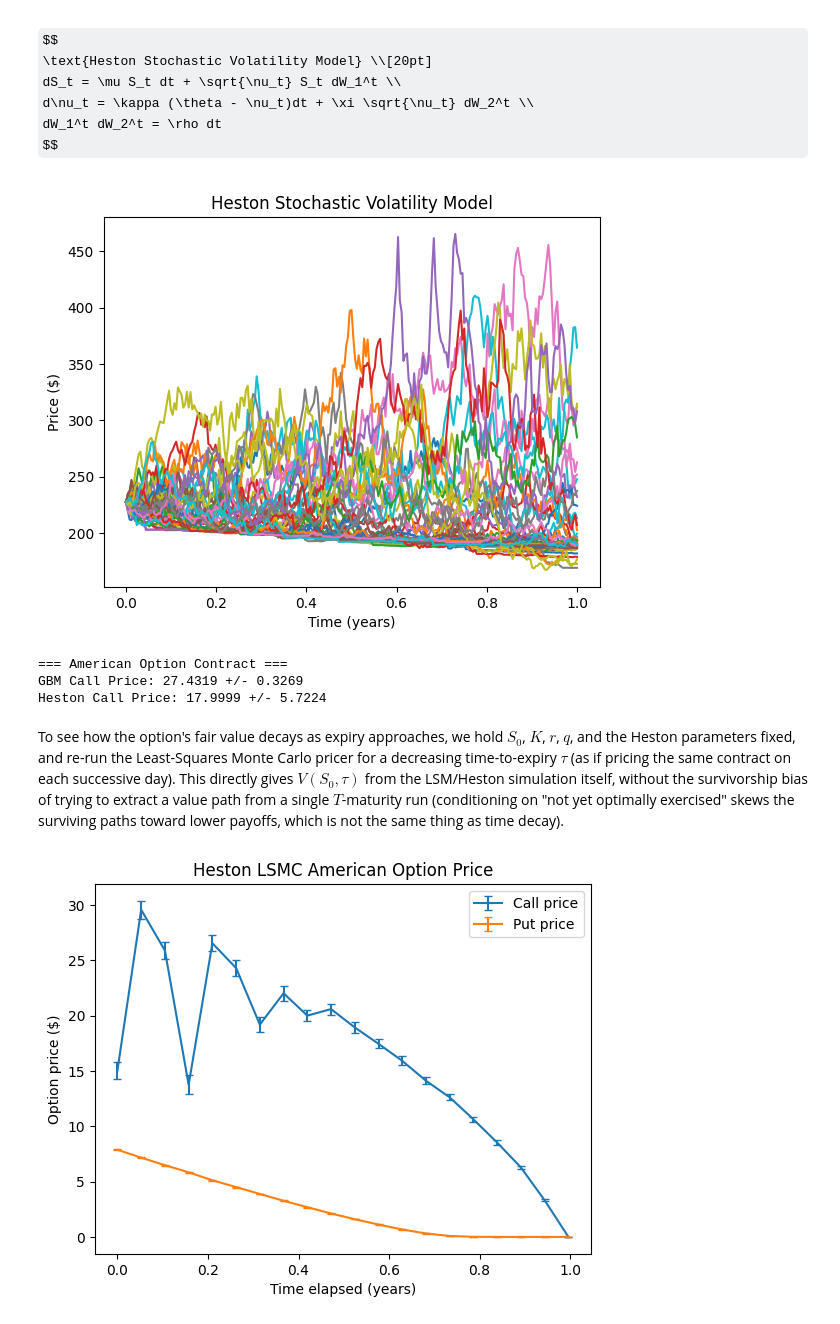
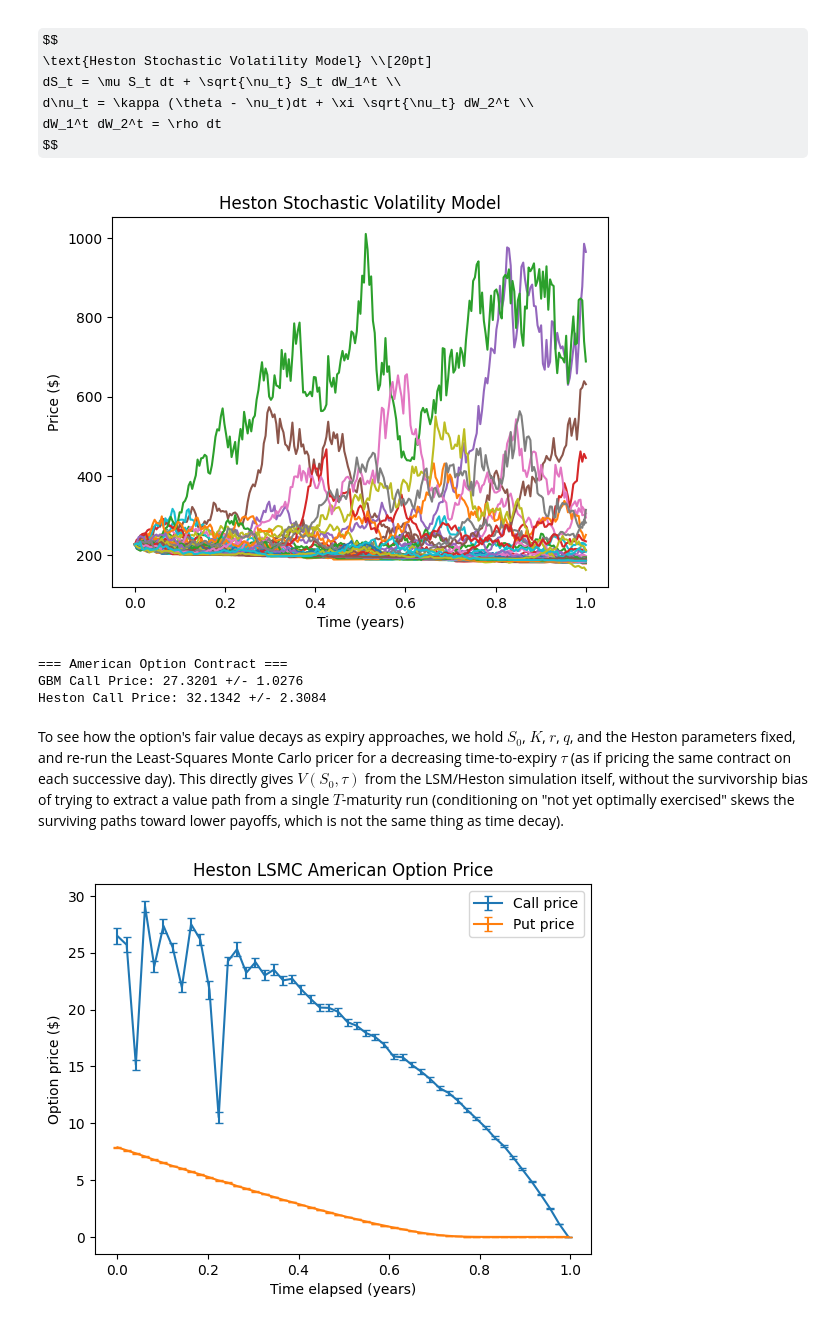
Before and after one commit to jaredrc8/Heston-Options-Pricing, a Jupyter notebook: prototype.ipynb, the cells around one changed output. Drawn from its saved outputs; the diff is of its cells as text; code cells hidden in the pictures; some formulas as TeX source.

```diff
--- a/prototype.ipynb
+++ b/prototype.ipynb
@@ -326,8 +334,8 @@ def put_least_squares_monte_carlo_gbm(S0, K, r, q, sigma, T, steps, runs, poly_d
 
     return price, standard_error, c, s
 
-put_price, put_se, c, s = put_least_squares_monte_carlo_gbm(227.38, 200, 0.0444, 0.0044, 0.321, 1, 365, 100000)
-call_price, call_se, c, s = call_least_squares_monte_carlo_gbm(227.38, 240, 0.0444, 0.0044, 0.321, 1, 365, 100000)
+put_price, put_se, c, s = put_least_squares_monte_carlo_gbm(227.38, 200, 0.0444, 0.0044, 0.321, 1, 252, 10000)
+call_price, call_se, c, s = call_least_squares_monte_carlo_gbm(227.38, 240, 0.0444, 0.0044, 0.321, 1, 252, 10000)
 print(f"American Call Price: {call_price:.4f} +/- {1.96*call_se:.4f}")
 print(f"American Put Price: {put_price:.4f} +/- {1.96*put_se:.4f}")
 # %% [output]
@@ -397,7 +405,7 @@ ax.set_xlabel("Time (years)")
 ax.set_ylabel("Price ($)")
 plt.show()
 # %% [output]
-[figure, old version]
+[figure, new version]
 # %%
 def poly2d_features(s, v, poly_degree=2):
     """Build design matrix of monomials s^i * v^j for i+j <= poly_degree."""
@@ -489,7 +497,7 @@ def put_least_squares_monte_carlo_heston(S0, K, r, q, v0, k, th, xi, rho, T, ste
 
 T = 1
 steps = 252
-runs = 100000
+runs = 10000
 
 call_price, call_se, c, s = call_least_squares_monte_carlo_gbm(227.38, 240, 0.0444, 0.0044, 0.321, T, steps, runs)
 call_price_heston, call_se_heston, c_heston, s_heston = call_least_squares_monte_carlo_heston(227.38, 240, 0.044, 0.0044, 0.1024, 2.0, 0.16, 0.5, -0.7, T, steps, runs)
@@ -499,48 +507,47 @@ print(f"GBM Call Price: {call_price:.4f} +/- {1.96*call_se:.4f}")
 print(f"Heston Call Price: {call_price_heston:.4f} +/- {1.96*call_se_heston:.4f}")
 # %% [output]
 === American Option Contract ===
-GBM Call Price: 27.4319 +/- 0.3269
-Heston Call Price: 17.9999 +/- 5.7224
+GBM Call Price: 27.3201 +/- 1.0276
+Heston Call Price: 32.1342 +/- 2.3084
 # %% [markdown]
 To see how the option's fair value decays as expiry approaches, we hold $S_0$, $K$, $r$, $q$, and the Heston parameters fixed, and re-run the Least-Squares Monte Carlo pricer for a decreasing time-to-expiry $\tau$ (as if pricing the same contract on each successive day). This directly gives $V(S_0, \tau)$ from the LSM/Heston simulation itself, without the survivorship bias of trying to extract a value path from a single $T$-maturity run (conditioning on "not yet optimally exercised" skews the surviving paths toward lower payoffs, which is not the same thing as time decay).
 # %%
-def heston_lsm_price_vs_time_to_expiry(S0, K, r, q, v0, k, th, xi, rho, T, steps_per_year, runs, n_points, poly_degree=2, option="call"):
+def heston_lsm_price_vs_time_to_expiry(S0, K, r, q, v0, k, th, xi, rho, T, steps_per_year, runs, n_points, poly_degree=2, option="call", asset="gbm"):
     taus = np.linspace(T, T / steps_per_year, n_points)  # avoid tau=0
     prices = np.zeros(n_points)
     errors = np.zeros(n_points)
 
-    pricer = call_least_squares_monte_carlo_heston if option == "call" else put_least_squares_monte_carlo_heston
+    if (asset == "gbm"):
+        pricer = call_least_squares_monte_carlo_gbm if option == "call" else put_least_squares_monte_carlo_gbm
+    else:
+        pricer = call_least_squares_monte_carlo_heston if option == "call" else put_least_squares_monte_carlo_heston
 
     for i, tau in enumerate(taus):
         steps = max(2, int(round(steps_per_year * tau)))
         price, se, _, _ = pricer(S0, K, r, q, v0, k, th, xi, rho, tau, steps, runs, poly_degree)
         prices[i] = price
         errors[i] = se
 
     return taus, prices, errors
 
 # Fewer runs/timesteps than the single full-T pricing above, since this repeats the
 # whole LSM simulation at each time-to-expiry point.
-runs_decay = 50000
-n_points = 20
+runs_decay = 100000
+n_points = 50
 
-tau_call, call_prices_over_time, call_se_over_time = heston_lsm_price_vs_time_to_expiry(
-    227.38, 240, 0.044, 0.0044, 0.1024, 2.0, 0.16, 0.5, -0.7, T, steps, runs_decay, n_points, option="call"
-)
-tau_put, put_prices_over_time, put_se_over_time = heston_lsm_price_vs_time_to_expiry(
-    227.38, 200, 0.044, 0.0044, 0.1024, 2.0, 0.16, 0.5, -0.7, T, steps, runs_decay, n_points, option="put"
-)
+tau_call, call_prices_over_time, call_se_over_time = heston_lsm_price_vs_time_to_expiry(227.38, 240, 0.044, 0.0044, 0.1024, 2.0, 0.16, 0.5, -0.7, T, steps, runs_decay, n_points, option="call",asset="heston")
+tau_put, put_prices_over_time, put_se_over_time = heston_lsm_price_vs_time_to_expiry(227.38, 200, 0.044, 0.0044, 0.1024, 2.0, 0.16, 0.5, -0.7, T, steps, runs_decay, n_points, option="put",asset="heston")
 
 time_elapsed_call = T - tau_call
 time_elapsed_put = T - tau_put
 
 fig, ax = plt.subplots()
 ax.errorbar(time_elapsed_call, call_prices_over_time, yerr=1.96 * call_se_over_time, label="Call price", capsize=3)
 ax.errorbar(time_elapsed_put, put_prices_over_time, yerr=1.96 * put_se_over_time, label="Put price", capsize=3)
 ax.set_xlabel("Time elapsed (years)")
 ax.set_ylabel("Option price ($)")
 ax.set_title("Heston LSMC American Option Price")
 ax.legend()
 plt.show()
 # %% [output]
-[figure, old version]
+[figure, new version]
```
Also changed, not shown: parts of 6 cells of this notebook.
